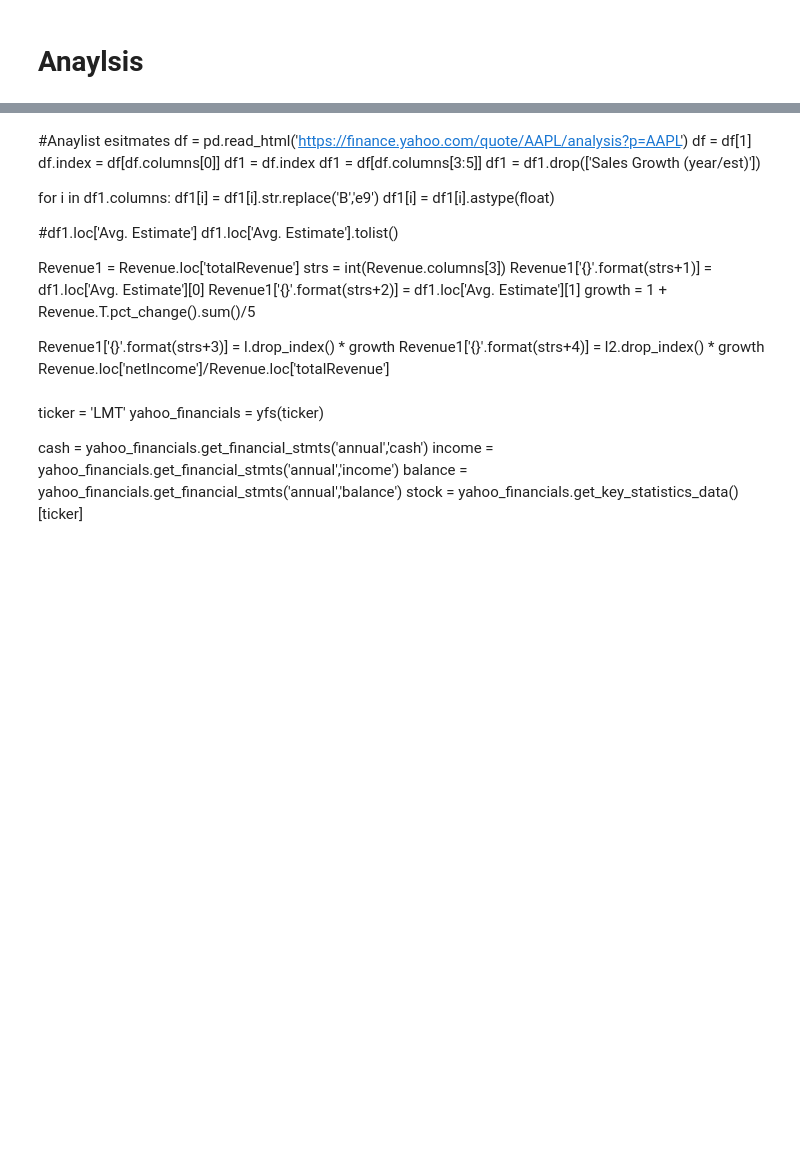
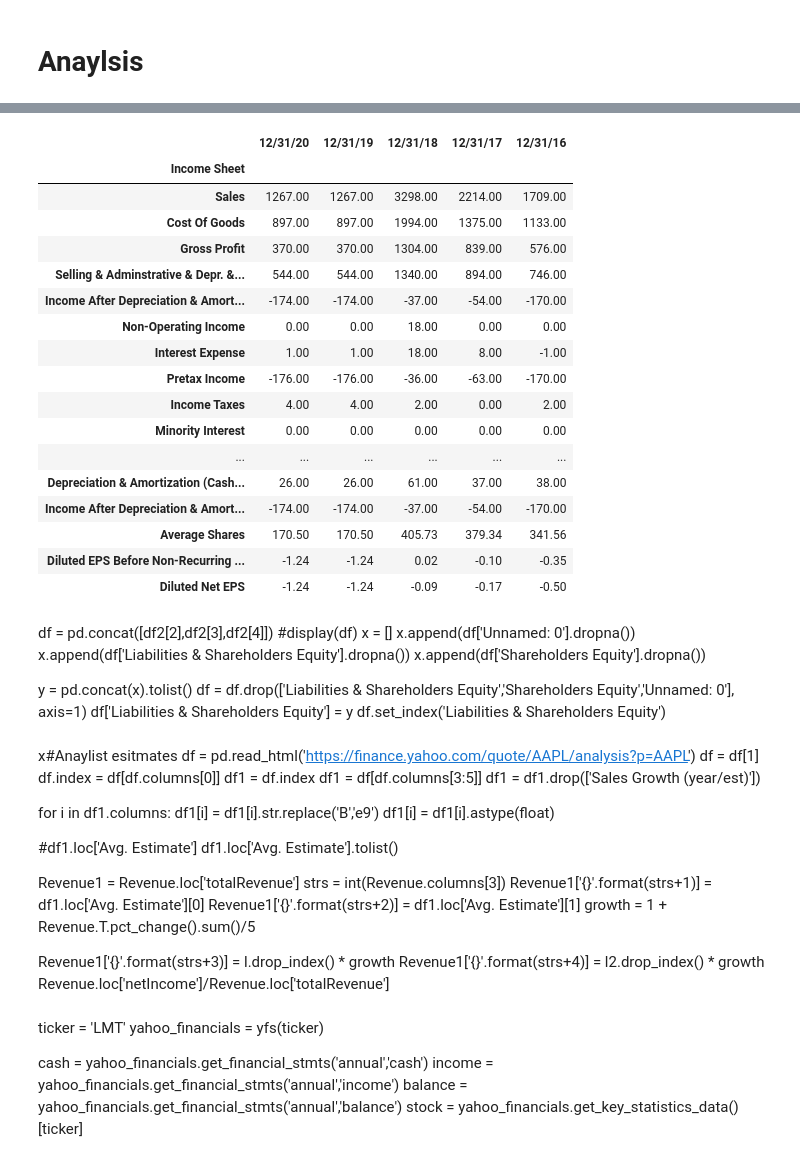
Before and after one commit to AntimatterFx/Investing, a Jupyter notebook: DCF.ipynb, the cells around one changed output, grey strips where cells are left out. Drawn from its saved outputs; the diff is of its cells as text; code cells hidden in the pictures; blank space fills up the shorter version.

```diff
--- a/DCF.ipynb
+++ b/DCF.ipynb
@@ -294,8 +222,10 @@ df[4]
 # %%
 import pandas as pd
 import requests
-i = 'SQ'
-url = ("https://www.zacks.com/stock/quote/{}/balance-sheet".format(i))
-headers = {'User-Agent': 'Mozilla/5.0'}
-result = requests.get(url, headers=headers)
-df2 = pd.read_html(result.text)
+def Balance_SHEET_ZACK():
+    i = 'AAPL'
+    url = ("https://www.zacks.com/stock/quote/{}/balance-sheet".format(i))
+    headers = {'User-Agent': 'Mozilla/5.0'}
+    result = requests.get(url, headers=headers)
+    df2 = pd.read_html(result.text)
+    return df2
@@ -409 +240,3 @@ df2[3].columns[0]
+# %%
+df2 = Balance_SHEET_ZACK()
 # %%
@@ -524,5 +321,55 @@ display(df2[7])
+# %%
+df = pd.concat([df2[2],df2[3],df2[4]])
+x = []
+x.append(df2[2].columns[0])
+x.append(df2[3].columns[0])
+x.append(df2[4].columns[0])
+
+y = []
+y.append(df[str(x[0])].dropna())
+y.append(df[str(x[1])].dropna())
+y.append(df[str(x[2])].dropna())
+y = pd.concat(y).tolist()
+
+
+df = pd.concat([df2[2],df2[3],df2[4]])
+df['Income Sheet'] = y
+df = df.drop(columns= x)
+df = df.set_index('Income Sheet')
+df
+# %% [output]
+|  | 12/31/20 | 12/31/19 | 12/31/18 | 12/31/17 | 12/31/16 |
+| Income Sheet |  |  |  |  |  |
+| Sales | 1267.00 | 1267.00 | 3298.00 | 2214.00 | 1709.00 |
+| Cost Of Goods | 897.00 | 897.00 | 1994.00 | 1375.00 | 1133.00 |
+| Gross Profit | 370.00 | 370.00 | 1304.00 | 839.00 | 576.00 |
+| Selling & Adminstrative & Depr. &... | 544.00 | 544.00 | 1340.00 | 894.00 | 746.00 |
+| Income After Depreciation & Amort... | -174.00 | -174.00 | -37.00 | -54.00 | -170.00 |
+| Non-Operating Income | 0.00 | 0.00 | 18.00 | 0.00 | 0.00 |
+| Interest Expense | 1.00 | 1.00 | 18.00 | 8.00 | -1.00 |
+| Pretax Income | -176.00 | -176.00 | -36.00 | -63.00 | -170.00 |
+| Income Taxes | 4.00 | 4.00 | 2.00 | 0.00 | 2.00 |
+| Minority Interest | 0.00 | 0.00 | 0.00 | 0.00 | 0.00 |
+| ... | ... | ... | ... | ... | ... |
+| Depreciation & Amortization (Cash... | 26.00 | 26.00 | 61.00 | 37.00 | 38.00 |
+| Income After Depreciation & Amort... | -174.00 | -174.00 | -37.00 | -54.00 | -170.00 |
+| Average Shares | 170.50 | 170.50 | 405.73 | 379.34 | 341.56 |
+| Diluted EPS Before Non-Recurring ... | -1.24 | -1.24 | 0.02 | -0.10 | -0.35 |
+| Diluted Net EPS | -1.24 | -1.24 | -0.09 | -0.17 | -0.50 |
+# %% [markdown]
+df = pd.concat([df2[2],df2[3],df2[4]])
+#display(df)
+x = []
+x.append(df['Unnamed: 0'].dropna())
+x.append(df['Liabilities & Shareholders Equity'].dropna())
+x.append(df['Shareholders Equity'].dropna())
+
+y = pd.concat(x).tolist()
+df = df.drop(['Liabilities & Shareholders Equity','Shareholders Equity','Unnamed: 0'], axis=1)
+df['Liabilities & Shareholders Equity'] = y
+df.set_index('Liabilities & Shareholders Equity')
 # %% [markdown]
-#Anaylist esitmates
+x#Anaylist esitmates
 df = pd.read_html('https://finance.yahoo.com/quote/AAPL/analysis?p=AAPL')
 df = df[1]
 df.index = df[df.columns[0]]
```
Also changed, not shown: parts of 20 cells of this notebook.
